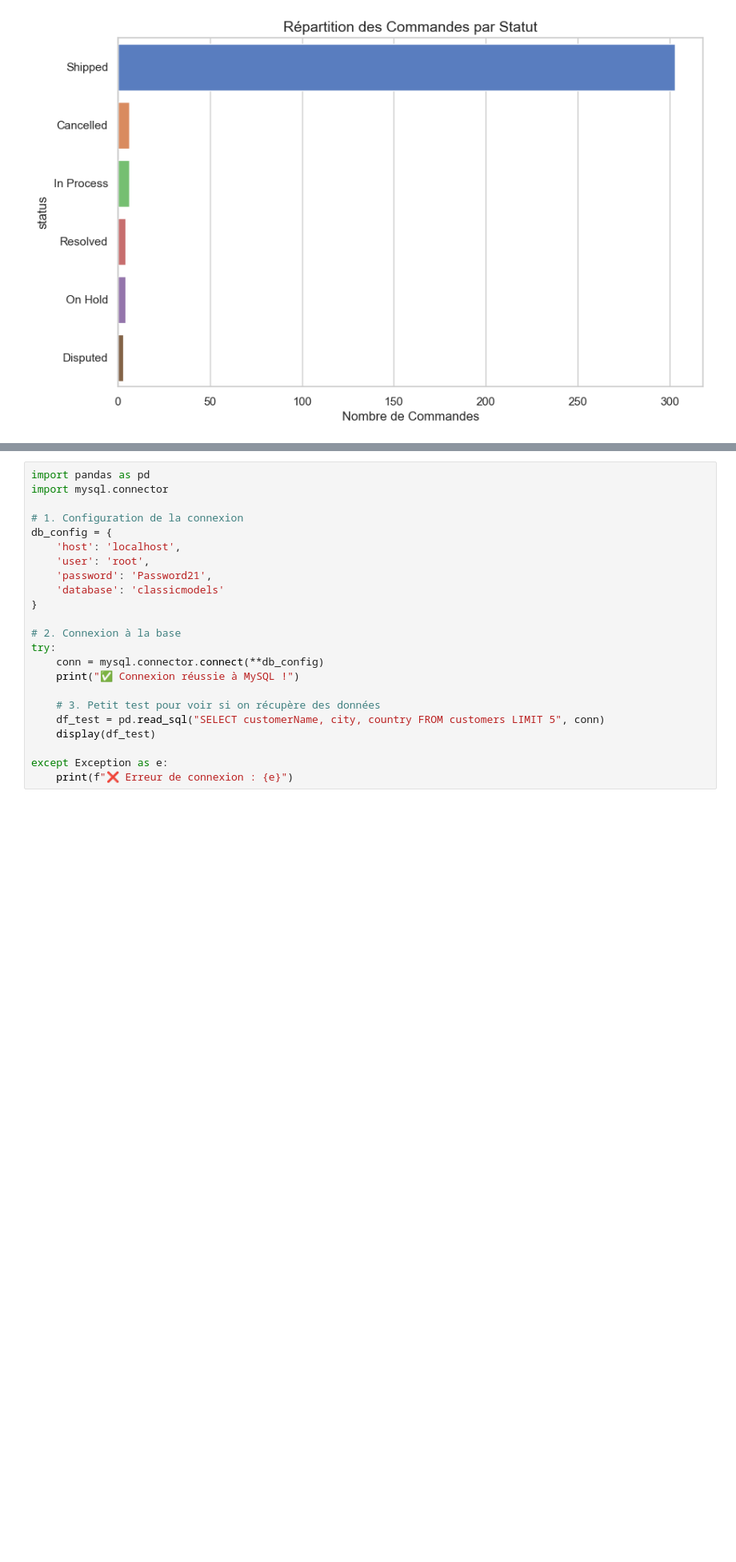
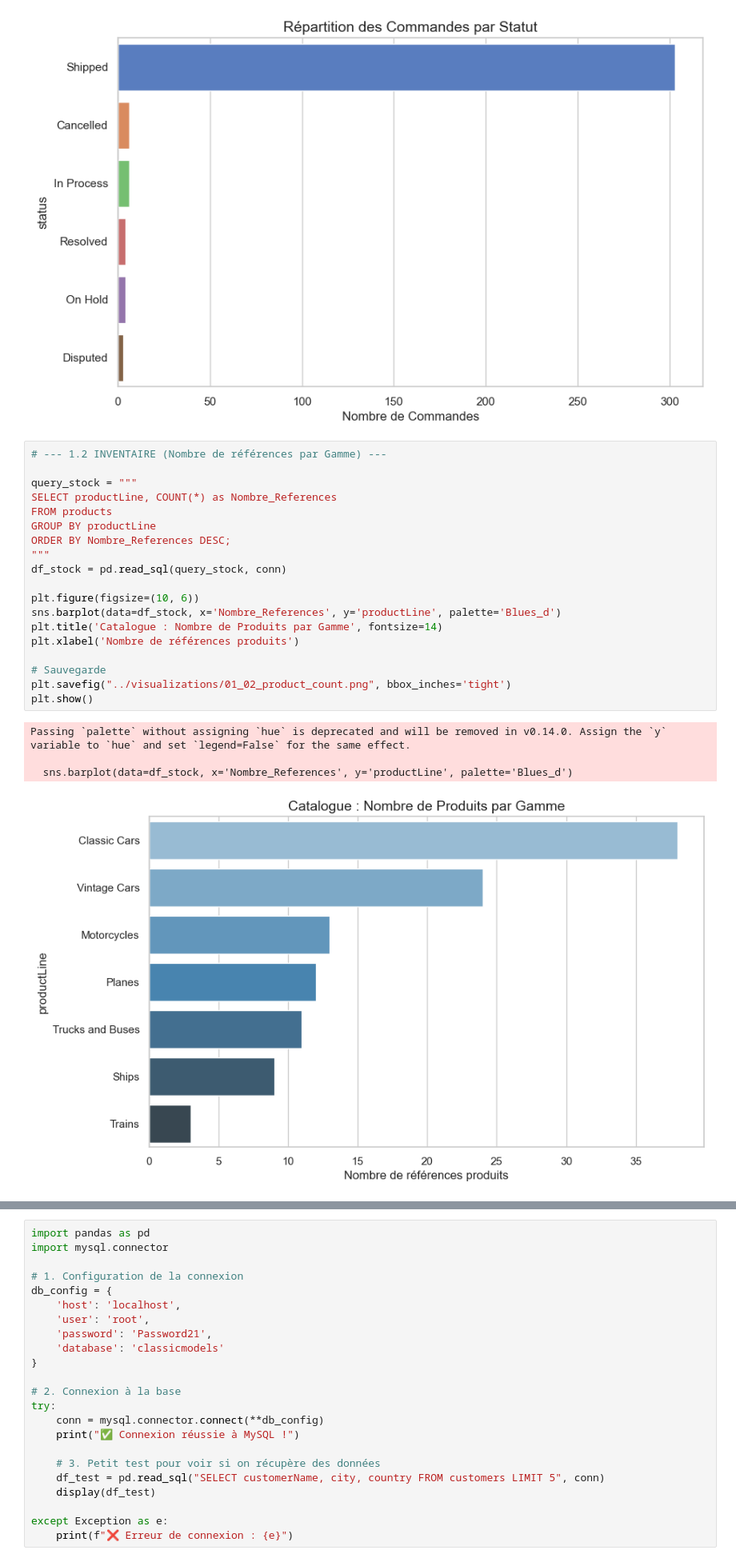
Before and after one commit to KarissyCISSE21/classicmodels-analysis, a Jupyter notebook: notebooks/ClassicModels_Analysis.ipynb, the cells around one changed output, grey strips where cells are left out. Shown at 80% size. Saved outputs shown, nothing was run; the diff lists cells and outputs as text; blank space fills up the shorter version.

Commit message:
Ajout des Visualisations statistiques pour la Partie 1

```diff
--- a/notebooks/ClassicModels_Analysis.ipynb
+++ b/notebooks/ClassicModels_Analysis.ipynb
@@ -41,3 +41,27 @@ Passing `palette` without assigning `hue` is deprecated and will be removed in v
 
   sns.barplot(data=df_status, x='Nombre', y='status', palette='muted')
 [figure]
+# %%
+# --- 1.2 INVENTAIRE (Nombre de références par Gamme) ---
+
+query_stock = """
+SELECT productLine, COUNT(*) as Nombre_References
+FROM products
+GROUP BY productLine
+ORDER BY Nombre_References DESC;
+"""
+df_stock = pd.read_sql(query_stock, conn)
+
+plt.figure(figsize=(10, 6))
+sns.barplot(data=df_stock, x='Nombre_References', y='productLine', palette='Blues_d')
+plt.title('Catalogue : Nombre de Produits par Gamme', fontsize=14)
+plt.xlabel('Nombre de références produits')
+
+# Sauvegarde
+plt.savefig("../visualizations/01_02_product_count.png", bbox_inches='tight')
+plt.show()
+# %% [output]
+Passing `palette` without assigning `hue` is deprecated and will be removed in v0.14.0. Assign the `y` variable to `hue` and set `legend=False` for the same effect.
+
+  sns.barplot(data=df_stock, x='Nombre_References', y='productLine', palette='Blues_d')
+[figure, added]
```
Also changed, not shown: parts of 3 cells of this notebook, 2 other files.
